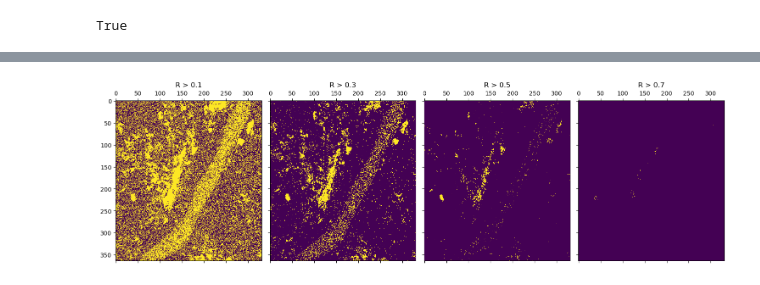
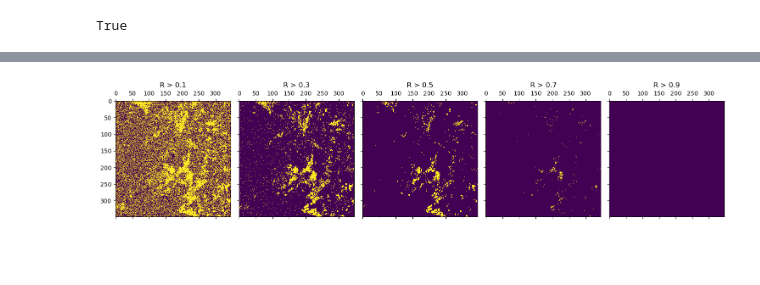
Before and after one commit to jotasaraiva/specs, a Jupyter notebook: report.ipynb, the cells around one changed output, grey strips where cells are left out. Drawn from its saved outputs; the diff is of its cells as text; code cells hidden in the pictures; blank space fills up the shorter version.

```diff
--- a/report.ipynb
+++ b/report.ipynb
@@ -18,7 +18,7 @@ import spenv
 # %%
 ee.Authenticate()
 ee.Initialize()
-coordenadas = "-51.821964,3.925200,-51.775912,3.874524"
+coordenadas = "-51.881964,3.928400,-51.746512,3.791524"
 x1, y1, x2, y2 = coordenadas.split(",")
 
 datas = "2018-01-01,2020-12-31"
@@ -106,7 +106,7 @@ for i, ax in zip(pixels, axs.ravel()):
         .values\
         .reshape((-1, 1))
 
-    xdata = np.concatenate((test, abs(test)**5), axis=1)
+    xdata = np.concatenate((test, test**2), axis=1)
 
     envelope = spenv.specenv(xdata)
 
@@ -169,7 +171,7 @@ I_image = rasterio.open(r'assets/scaled.tif')
 I = I_image.read()
 Im = I.mean(axis=0)
 
-X_image = rasterio.open(r'assets/optimized.tif')
+X_image = rasterio.open(r'assets/scaled.tif')
 X = X_image.read()
 Xm = X.mean(axis=0)
 
@@ -212,13 +219,13 @@ R.shape
 # %%
-fig, axs = plt.subplots(1, 4, figsize=(15, 15), sharex=True, sharey=True)
-lims = [0.1, 0.3, 0.5, 0.7]
+fig, axs = plt.subplots(1, 5, figsize=(15, 15), sharex=True, sharey=True)
+lims = [0.1, 0.3, 0.5, 0.7, 0.9]
 
 for lim, ax in zip(lims, axs):
     ax.matshow(R > lim)
     ax.set_title("R > " + str(lim))
 
 fig.tight_layout()
 # %% [output]
-[figure, old version]
+[figure, new version]
 # %%
 try_all_threshold(R, figsize=(5, 10), verbose=False)
```
Also changed, not shown: parts of 21 cells of this notebook, 3 other files.
